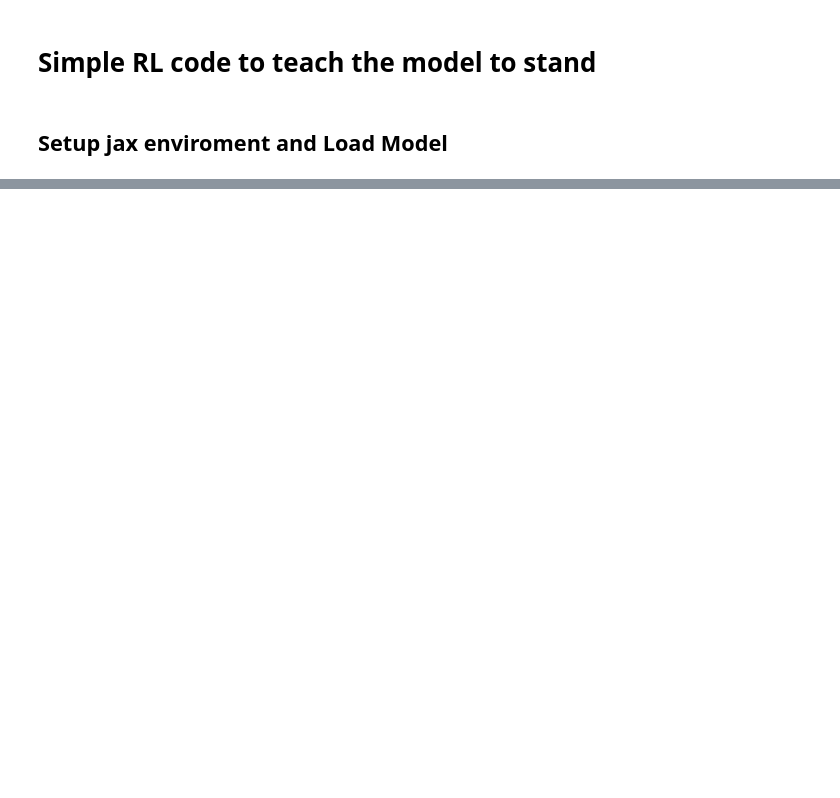
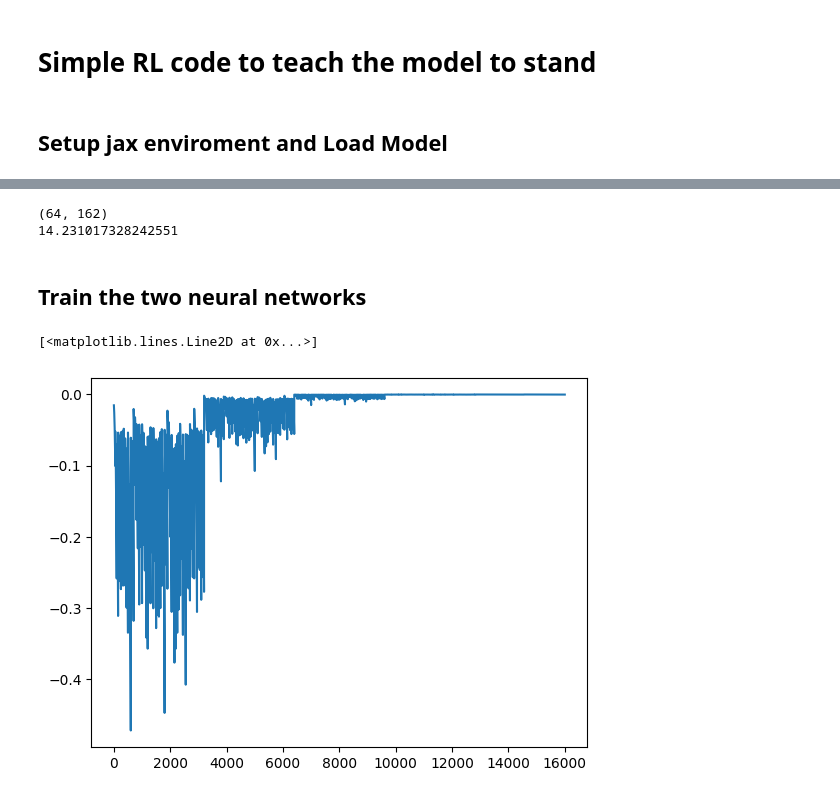
Before and after one commit to junqingqiao/biomujoco_rl, a Jupyter notebook: RL/Stand.ipynb, the cells around one changed output, grey strips where cells are left out. Drawn from its saved outputs; the diff is of its cells as text; code cells hidden in the pictures; blank space fills up the shorter version.

Commit message:
Training stand

```diff
--- a/RL/Stand.ipynb
+++ b/RL/Stand.ipynb
@@ -585,0 +295,10 @@ print([0]*30)
+# %%
+# Settings
+import exp
+
+critic_batch_size = 64*10
+controller_batch_size = 64
+key = jax.random.key(2024)
+keys = jax.random.split(key, controller_batch_size)
+
+memory_settings = exp.memory_settings(critic_batch_size*126, mjx_model.nq*2+mjx_model.nbiomtu*2, mjx_model.nbiomtu, 1)
@@ -585,0 +307,10 @@ print([0]*30)
+# %%
+exp_pool = None
+datas = jax.jit(reset,static_argnames="batch_size")(init_mjx_data, controller_batch_size)
+init_data_batch = datas
+for i in range(5):
+    datas, keys, exps = jit_v_nn_multi_steps(controller_params, mjx_model, datas, keys)
+    # print(datas.qvel.shape, datas.ten_J.shape)
+    exp_pool = exp.memory.add_exp(memory_settings, exp_pool, exps)
+
+print(exp_pool.states.shape)
@@ -585,0 +416,45 @@ print([0]*30)
+# %%
+print(sample_batch.states.shape)
+print(b/a)
+# %% [output]
+(64, 162)
+14.231017328242551
+# %% [markdown]
+## Train the two neural networks
+# %%
+key = jax.random.key(9687658)
+keys = jax.random.split(key, controller_batch_size)
+
+critic_params, key = critic_nn.init_parameters(key)
+critic_tx = optax.apply_if_finite(optax.adam(learning_rate=5e-5), max_consecutive_errors=50)
+# critic_tx = optax.apply_if_finite(optax.sgd(learning_rate=1e-4), max_consecutive_errors=50)
+critic_opt_state = critic_tx.init(critic_params)
+jit_critic_tx_update = jax.jit(critic_tx.update)
+
+
+controller_params, key = controller_nn.init_parameters(key)
+controller_tx = optax.apply_if_finite(optax.adam(learning_rate=1e-5), max_consecutive_errors=50)
+# controller_tx = optax.apply_if_finite(optax.sgd(learning_rate=1e-4), max_consecutive_errors=50)
+controller_opt_state = controller_tx.init(controller_params)
+jit_controller_tx_update = jax.jit(controller_tx.update)
+
+jit_apply_update = jax.jit(optax.apply_updates)
+
+
+jit_sample = jax.jit(exp.memory.sample, static_argnames="batch_size")
+jit_add_exp = jax.jit(exp.memory.add_exp, static_argnames="settings")
+
+# Init exp_pool
+exp_pool = None
+datas = reset(init_mjx_data,controller_batch_size)
+for i in range(5):
+    datas, keys, exps = jit_v_nn_multi_steps(controller_params, mjx_model, datas, keys)
+    # print(datas.qvel.shape, datas.ten_J.shape)
+    exp_pool = exp.memory.add_exp(memory_settings, exp_pool, exps)
+
+#plot exp_pool
+# plt.plot(exp_pool.states.T[1])
+plt.plot(exp_pool.rewards)
+# %% [output]
+[<matplotlib.lines.Line2D at 0x...>]
+[figure, added]
```
Also changed, not shown: parts of 59 cells of this notebook, 1 other file.
